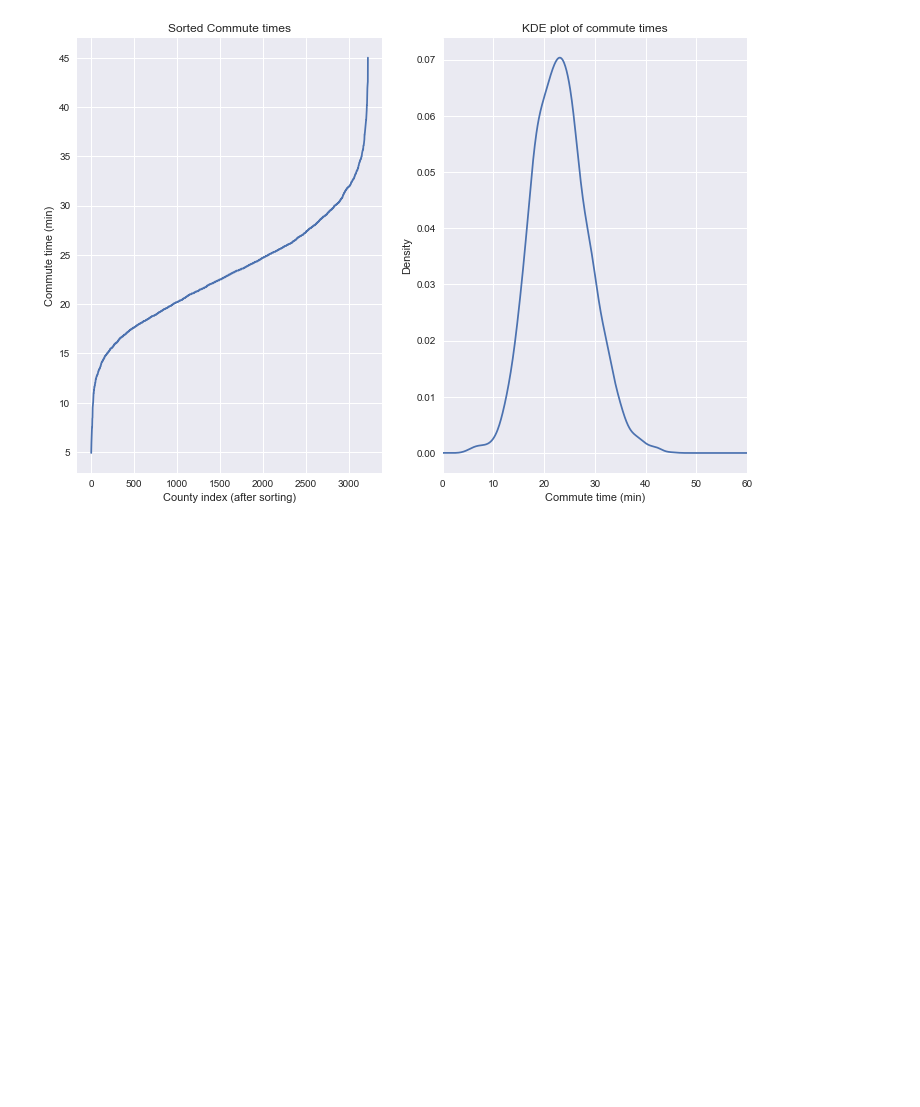
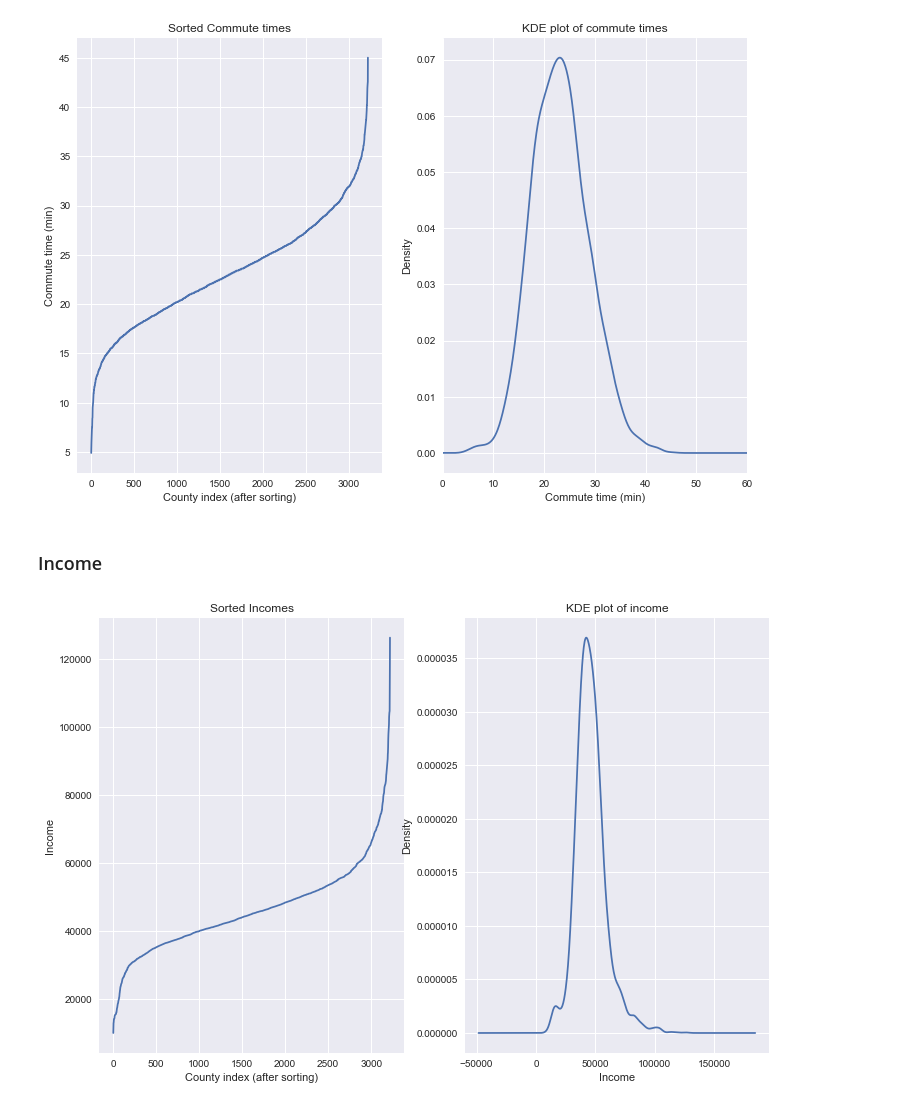
Before and after one commit to pstetz/Kaggle, a Jupyter notebook: in_progress/census/fun.ipynb, the cells around one changed output. Cells and saved outputs as stored; diff of their text form; code cells hidden in the pictures; blank space fills up the shorter version.

```diff
--- a/in_progress/census/fun.ipynb
+++ b/in_progress/census/fun.ipynb
@@ -203,3 +209,22 @@ _ = (
 )
 # %% [output]
 [figure]
+# %% [markdown]
+### Income
+# %%
+fig, axarr = plt.subplots(1, 2, figsize=(12, 8))
+
+income = census.groupby(["State", "County"])["Income"].median().sort_values().values
+axarr[0].plot(income)
+axarr[0].set(title="Sorted Incomes", xlabel="County index (after sorting)", ylabel="Income")
+
+_ = (
+        census
+            .groupby(["State", "County"])["Income"]
+            .median()
+            .sort_values()
+            .plot(kind="kde", ax=axarr[1])
+            .set(title="KDE plot of income", xlabel="Income")
+)
+# %% [output]
+[figure, added]
```
Also changed, not shown: parts of 2 cells of this notebook, 2 other files.
